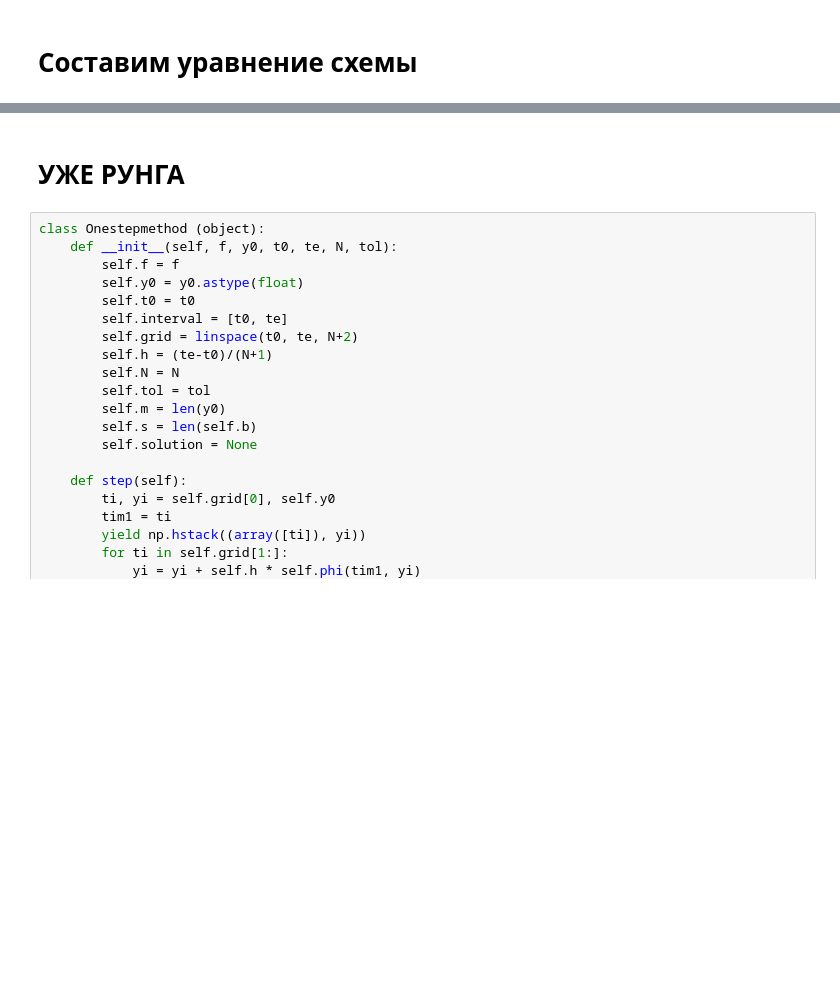
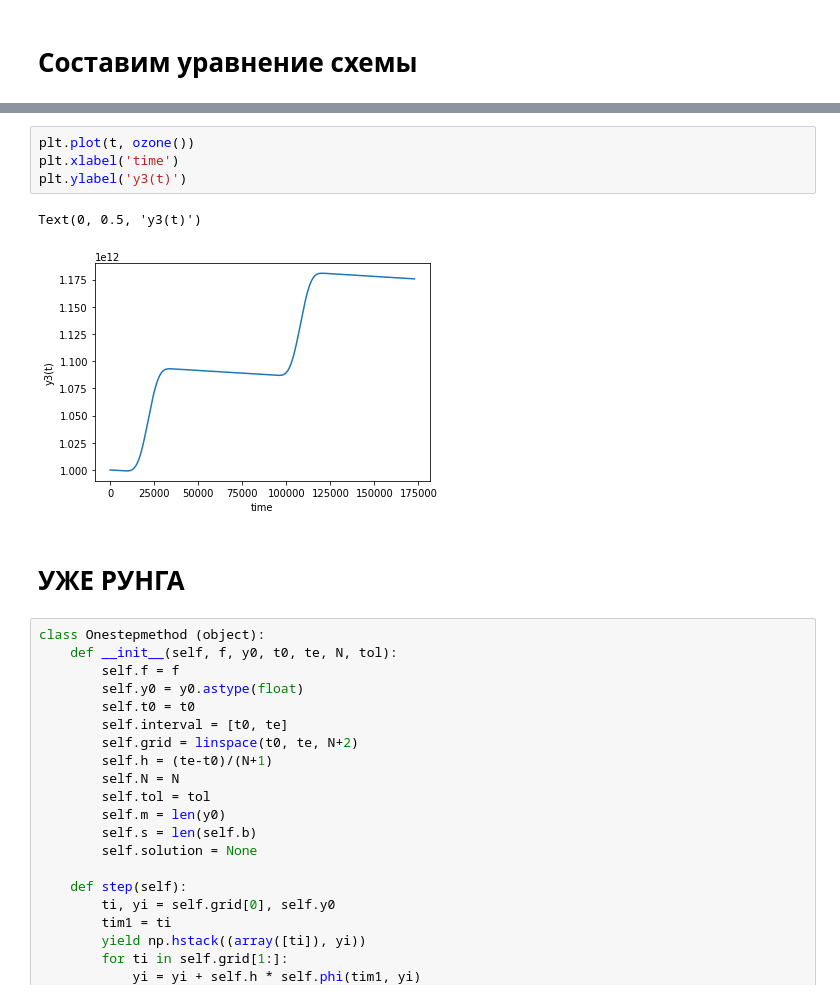
Before and after one commit to verwindle/calc_math_2_task, a Jupyter notebook: calc_math.ipynb, the cells around one changed output, grey strips where cells are left out. Cells and saved outputs as stored; diff of their text form; blank space fills up the shorter version.

```diff
--- a/calc_math.ipynb
+++ b/calc_math.ipynb
@@ -172,3 +216,10 @@ array([1000000.0, 39649.8804610220, 39649.9600726886, 39650.0396843551,
+# %%
+plt.plot(t, ozone())
+plt.xlabel('time')
+plt.ylabel('y3(t)')
+# %% [output]
+Text(0, 0.5, 'y3(t)')
+[figure, added]
 # %% [markdown]
 # УЖЕ РУНГА
 # %%
```
Also changed, not shown: parts of 23 cells of this notebook.
